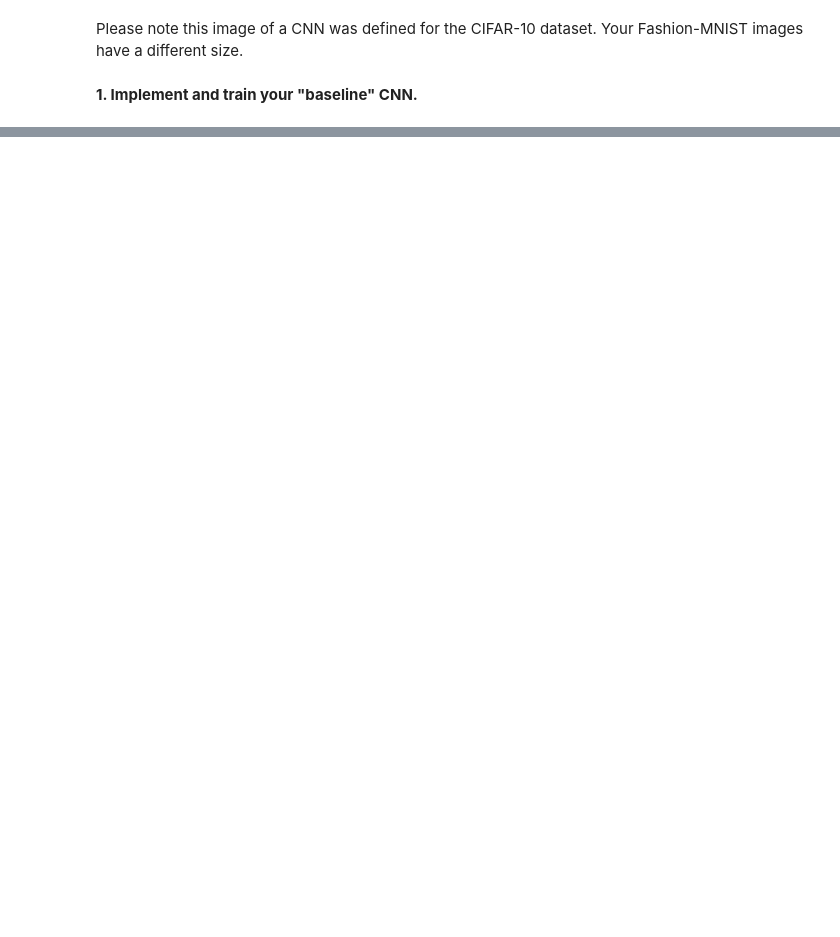
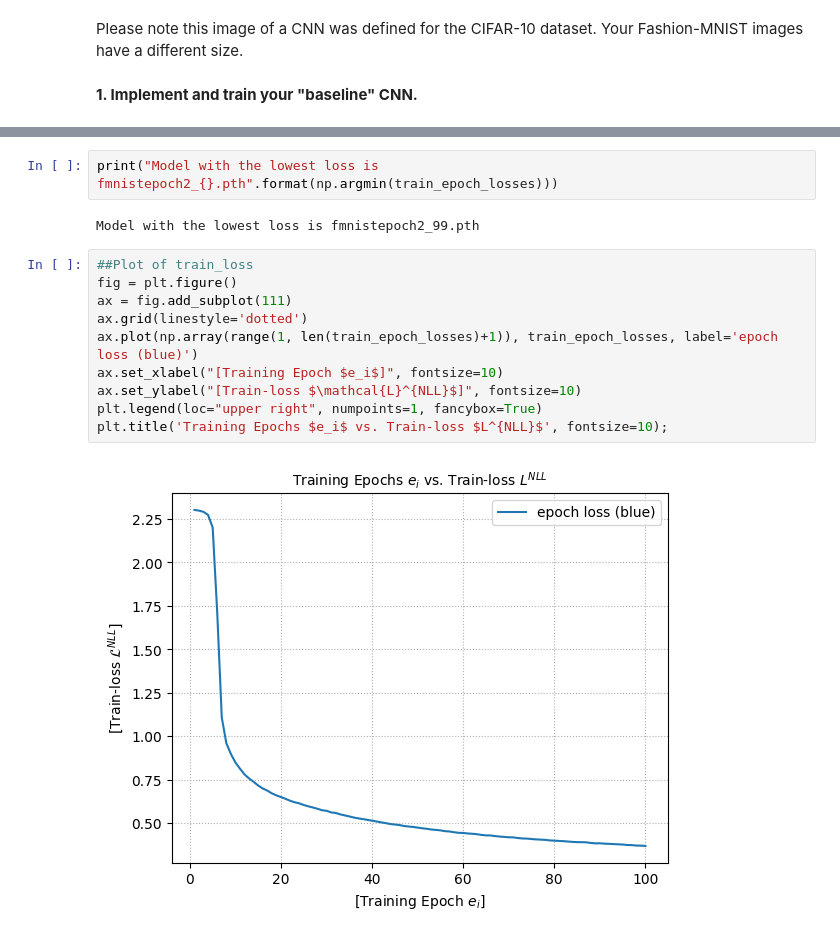
Before and after one commit to JoachimOliver/Fashion-MNIST-project, a Jupyter notebook: Assignment.ipynb, the cells around one changed output, grey strips where cells are left out. Cells and saved outputs as stored; diff of their text form; blank space fills up the shorter version.

```diff
--- a/Assignment.ipynb
+++ b/Assignment.ipynb
@@ -221,0 +476,16 @@ Please note this image of a CNN was defined for the CIFAR-10 dataset. Your Fashi
+# %%
+print("Model with the lowest loss is fmnistepoch2_{}.pth".format(np.argmin(train_epoch_losses)))
+# %% [output]
+Model with the lowest loss is fmnistepoch2_99.pth
+# %%
+##Plot of train_loss
+fig = plt.figure()
+ax = fig.add_subplot(111)
+ax.grid(linestyle='dotted')
+ax.plot(np.array(range(1, len(train_epoch_losses)+1)), train_epoch_losses, label='epoch loss (blue)')
+ax.set_xlabel("[Training Epoch $e_i$]", fontsize=10)
+ax.set_ylabel("[Train-loss $\mathcal{L}^{NLL}$]", fontsize=10)
+plt.legend(loc="upper right", numpoints=1, fancybox=True)
+plt.title('Training Epochs $e_i$ vs. Train-loss $L^{NLL}$', fontsize=10);
+# %% [output]
+[figure, added]
```
Also changed, not shown: parts of 28 cells of this notebook.
